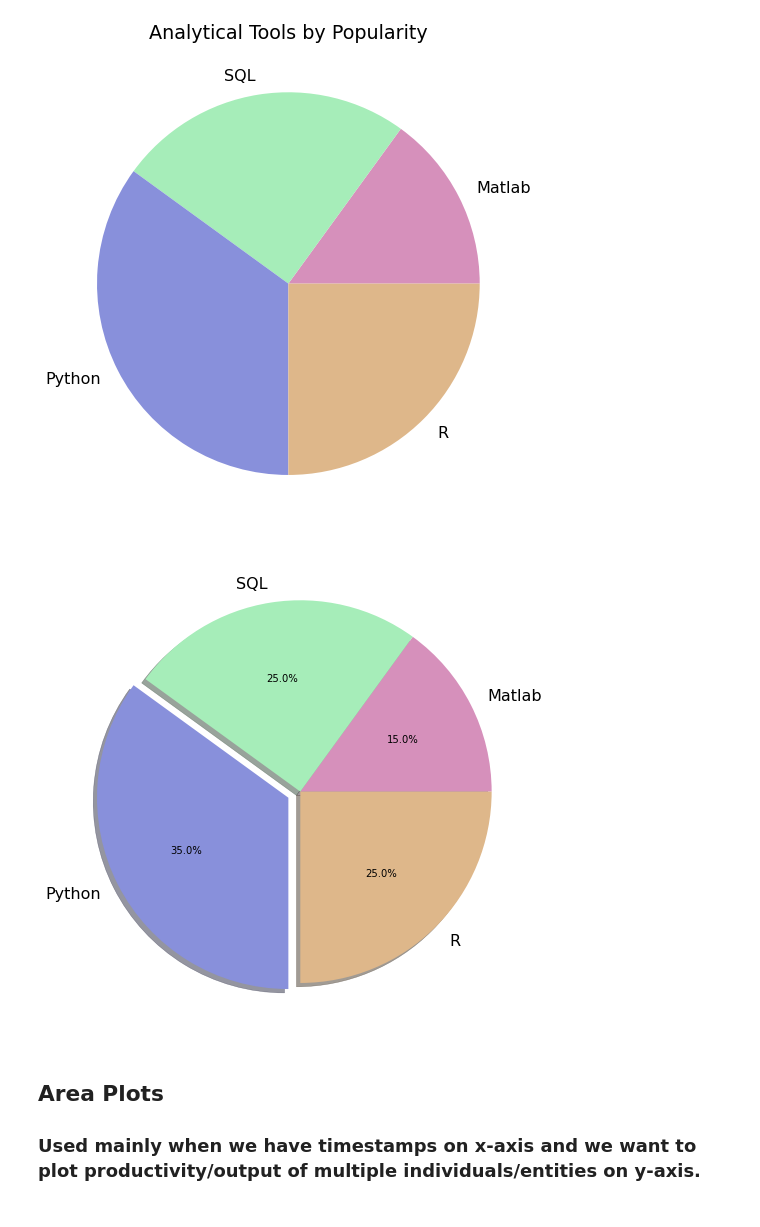
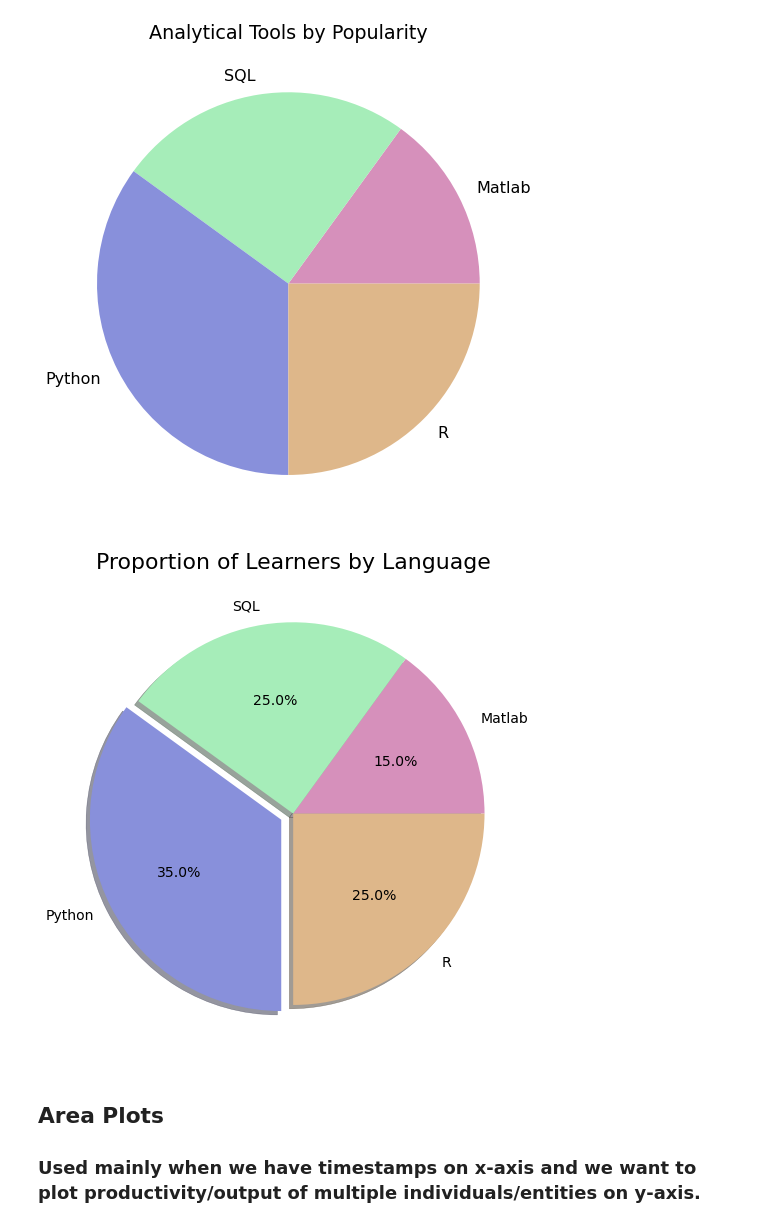
Before and after one commit to Raghav087/Python, a Jupyter notebook: Matplotlib.ipynb, the cells around one changed output. Drawn from its saved outputs; the diff is of its cells as text; code cells hidden in the pictures.

```diff
--- a/Matplotlib.ipynb
+++ b/Matplotlib.ipynb
@@ -205,10 +205,12 @@ plt.show()
 # %%
 #The 'explode' option takes in a list of values as a proportion.
 exp = [0,0,0.07,0] #Here we explode the 'Python' slice by 7% in the pie chart so that it pops out distinctly.
-plt.pie(slices,labels=labels,colors=color,explode=exp,shadow=True,autopct='%1.1f%%') #'shadow' option includes a 3d effect on the chart.
+plt.pie(slices,labels=labels,colors=color,explode=exp,shadow=True,autopct='%1.1f%%',textprops={'fontsize': 14}) #'shadow' option includes a 3d effect on the chart.
+#'textprops' option adjusts the size of labels on the plot.
+plt.title('Proportion of Learners by Language',fontsize=22)
 plt.show() #The 'autopct' option includes the percentage share of each slice in the pie-chart. The value '%1.1f%%' is given as it is.
 # %% [output]
-[figure, old version]
+[figure, new version]
 # %% [markdown]
 <h2>Area Plots<h2>
 <h3>Used mainly when we have timestamps on x-axis and we want to plot productivity/output of multiple individuals/entities on y-axis.
```
Also changed, not shown: parts of 1 cell of this notebook, 5 other files.
